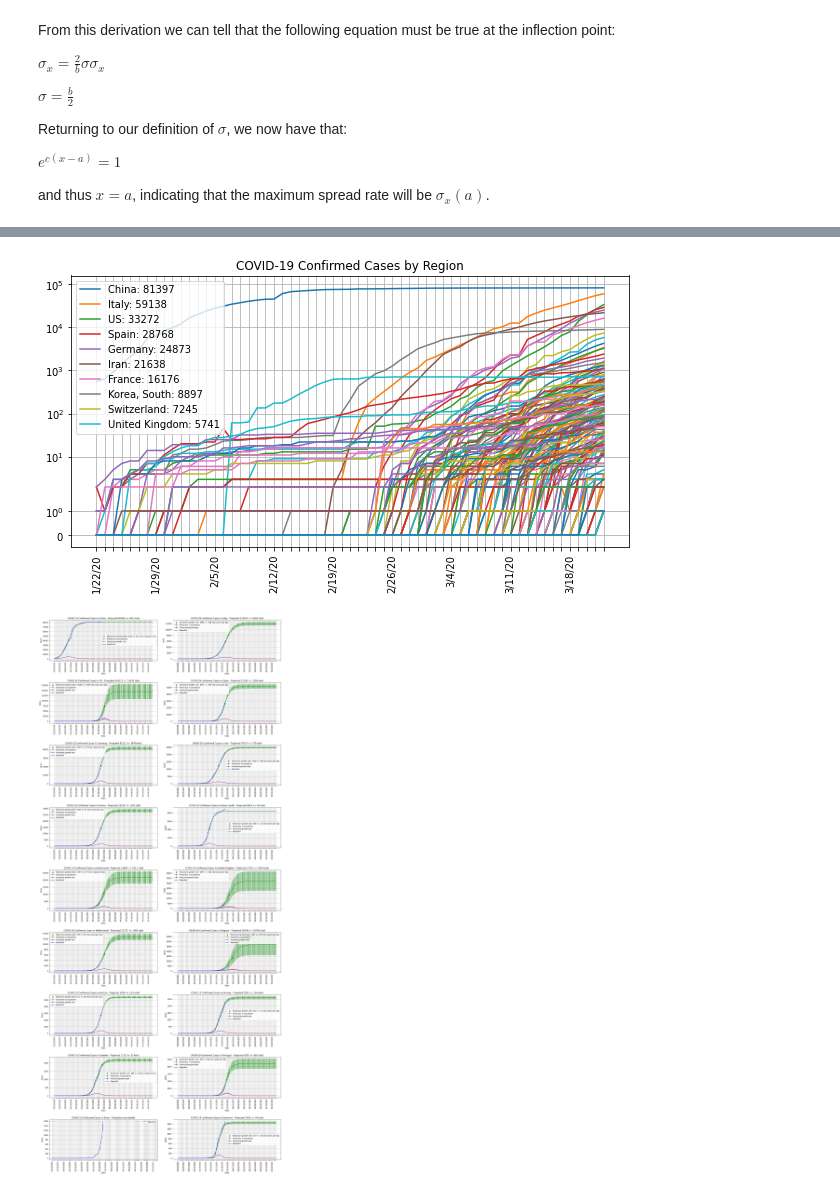
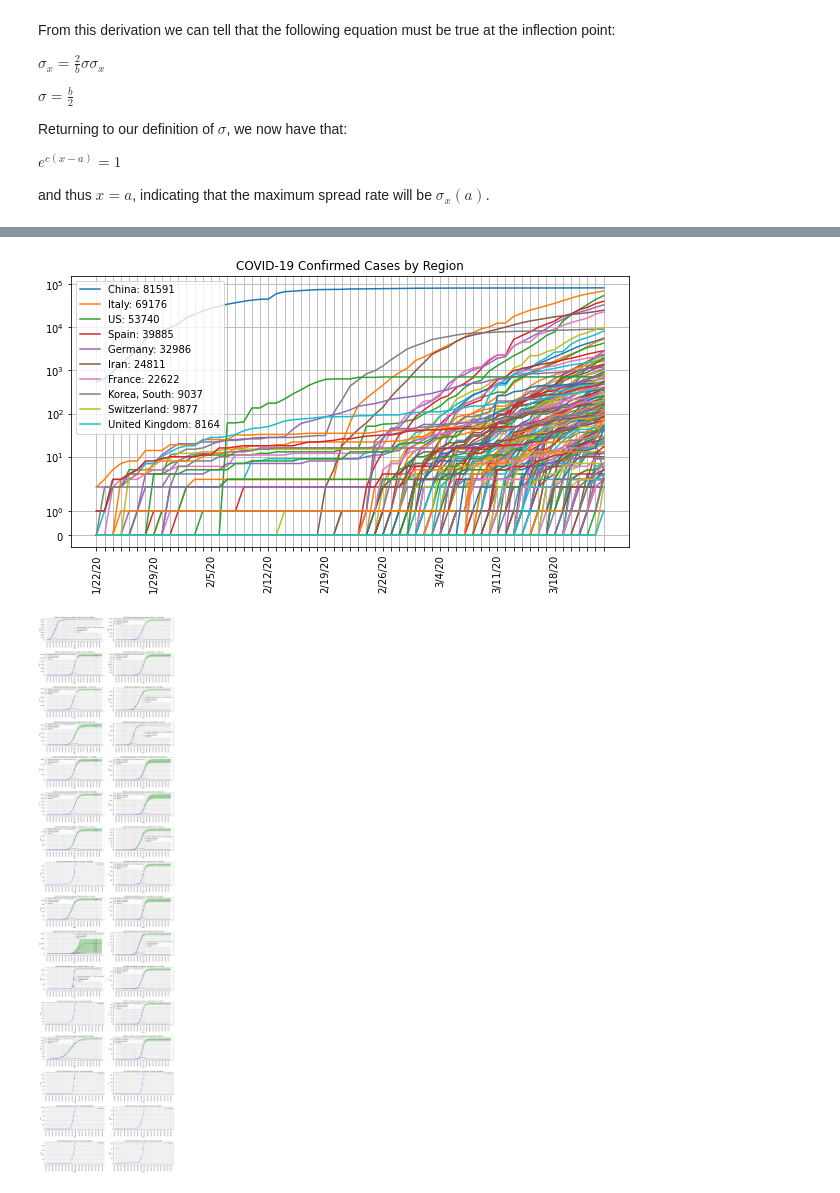
Before and after one commit to hinsley/colabs, a Jupyter notebook: Coronavirus_Projections.ipynb, the cells around one changed output, grey strips where cells are left out. Drawn from its saved outputs; the diff is of its cells as text; code cells hidden in the pictures.

Commit message:
Add new time series data, remove antiquated graphics

```diff
--- a/Coronavirus_Projections.ipynb
+++ b/Coronavirus_Projections.ipynb
@@ -262,30 +81,3 @@ def usigmoid_derivative(x, a, b, c):
 
 def max_daily_growth_rate(a, b, c):
   return usigmoid_derivative(a, a, b, c)
-# %%
-from datetime import datetime, timedelta
-
-# Parameters for curve projecting cases inside China.
-ic = {
-    "a": u_popt_ic[0],
-    "b": u_popt_ic[1],
-    "c": u_popt_ic[2],
-}
-
-# Parameters for curve projecting cases outside China.
-oc = {
-    "a": u_popt_oc[0],
-    "b": u_popt_oc[1],
-    "c": u_popt_oc[2],
-}
-
-day_zero = datetime(2020, 2, 2, 0, 0)
-
-max_growth_date_ic = day_zero + timedelta(days=int(ic["a"].nominal_value))
-max_growth_date_oc = day_zero + timedelta(days=int(oc["a"].nominal_value))
-
-print(f"""
-Maximum Projected Growth Rate:
-  - {max_daily_growth_rate(*u_popt_ic)} new cases inside China on {max_growth_date_ic.strftime("%-d %B %Y")}.
-  - {max_daily_growth_rate(*u_popt_oc)} new cases outside China on {max_growth_date_oc.strftime("%-d %B %Y")}.
-""".strip("\n"))
@@ -308,11 +104,7 @@ Total Projected Cases:
 # %%
-import pandas as pd
+ts_confirmed_df = pd.read_csv("https://raw.githubusercontent.com/CSSEGISandData/COVID-19/master/csse_covid_19_data/csse_covid_19_time_series/time_series_covid19_confirmed_global.csv")
 
-
-ts_confirmed_df = pd.read_csv("https://raw.githubusercontent.com/CSSEGISandData/COVID-19/master/csse_covid_19_data/csse_covid_19_time_series/time_series_19-covid-Confirmed.csv")
-
-ts_only_confirmed_df = ts_confirmed_df.drop(["Lat", "Long"], axis=1).groupby("Country/Region").sum().sort_values(list(ts_confirmed_df)[-1], ascending=False)
-
+ts_only_confirmed_df = ts_confirmed_df.drop(["Lat", "Long"], axis=1).groupby("Country/Region").sum().sort_values(list(ts_confirmed_df)[-2], ascending=False)
 
 plt.figure(figsize=(10, 5))
 
@@ -342,9 +134,9 @@ for label in ax.xaxis.get_ticklabels():
 
 plt.show()
 # %% [output]
-[figure, old version]
+[figure, new version]
 # %%
-plot_top_n_countries = 18
+plot_top_n_countries = 32
 
 columns = 2
 scaling = 10, 5
@@ -391,32 +183,32 @@ for region in ts_plot_df.index:
   if convergent:
     u_ys = [curve(day) for day in range(days_to_plot)]
     current_ax.errorbar(x=range(days_to_plot), y=[u_y.nominal_value for u_y in u_ys], yerr=[u_y.std_dev for u_y in u_ys], label="Projection (cumulative)", color="green")
     u_ys_prime = [curve_derivative(day) for day in range(days_to_plot)]
     current_ax.errorbar(x=range(days_to_plot), y=[u_y_prime.nominal_value for u_y_prime in u_ys_prime], yerr=[u_y_prime.std_dev for u_y_prime in u_ys_prime], label="Projected growth rate", color="purple")
     inflection_y = max_daily_growth_rate(*u_popt)
     current_ax.scatter(x=popt[0], y=sigmoid(popt[0], *popt), label=f"Maximum growth rate: {int(inflection_y.nominal_value)} +/- {int(inflection_y.std_dev)} new cases per day", color="green")
 
   current_ax.errorbar(x=range(len(regional_ts)), y=regional_ts, label="Reported", color="blue")
 
   plt.setp(current_ax.get_xmajorticklabels(), rotation=90)
 
   day_zero = datetime(2020, 1, 22, 0, 0)
 
   current_ax.set_xticks(range(days_to_plot))
   current_ax.set_xticklabels([(day_zero + timedelta(days=x)).strftime("%m/%d/%Y") for x in range(days_to_plot)])
 
   i = 0
   for label in current_ax.get_xmajorticklabels():
     if i % 7 != 0:
       label.set_visible(False)
     i += 1
 
   current_ax.grid()
   current_ax.legend()
 
 fig.tight_layout(pad=3)
 
 plt.show()
 # %% [output]
-[figure, old version]
+[figure, new version]
 # %%
```
Also changed, not shown: parts of 14 cells of this notebook.
